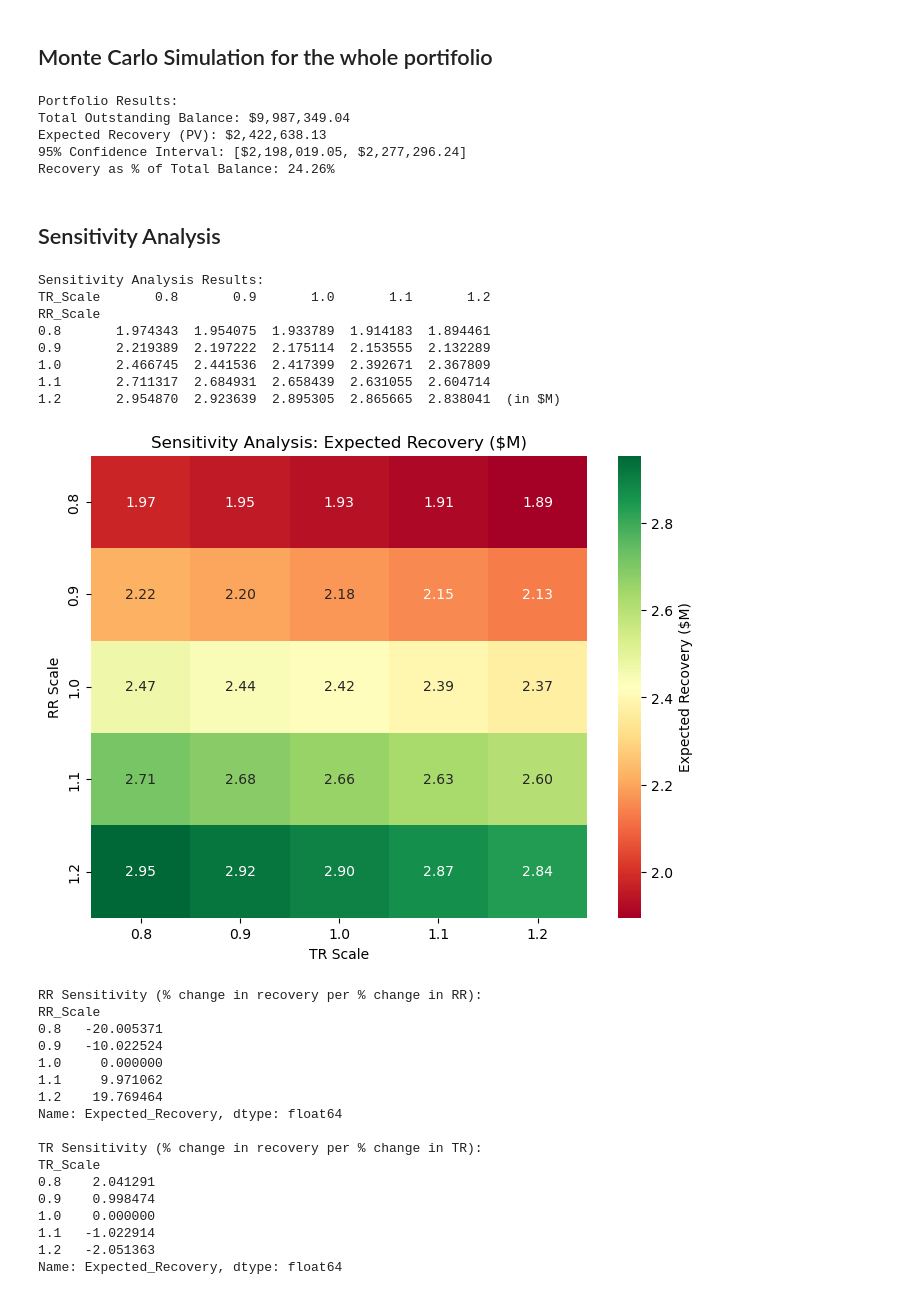
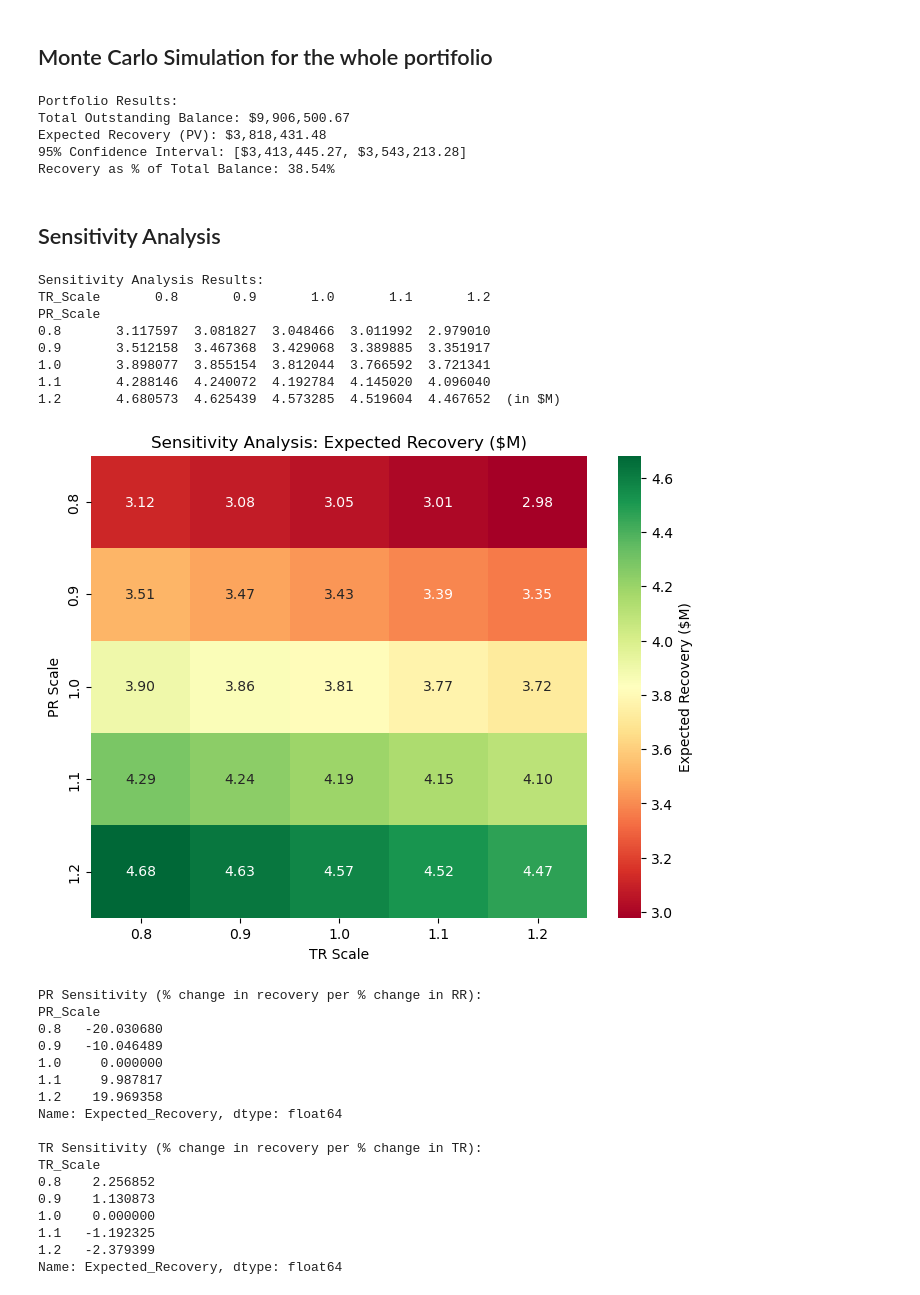
Before and after one commit to larellano1/defaulted_credit_model, a Jupyter notebook: notebook.ipynb, the cells around one changed output. Cells and saved outputs as stored; diff of their text form; code cells hidden in the pictures.

```diff
--- a/notebook.ipynb
+++ b/notebook.ipynb
@@ -267,7 +271,10 @@ def simulate_portfolio_recovery(portfolio, n_simulations, survival_analysis=Fals
         # Simulate recovery events for all loans
         recover = np.random.binomial(1, portfolio['PR'])
         # Simulate RR, TR, CC for recovering loans
-        rr = np.clip(norm.rvs(portfolio['RR'], rr_std, size=n_loans), 0, 1)
+        #Calculate alpha and beta for beta distribution from mean (as portfolio['RR']) and std (rr_std)
+        alpha = (portfolio['RR'] * (1 - portfolio['RR']) / rr_std ** 2 - 1) * portfolio['RR']
+        beta = alpha * (1 / portfolio['RR'] - 1)
+        rr = np.clip(norm.rvs(alpha, beta, size=n_loans), 0, 1)
         if survival_analysis:
             # Use AFT model for TR
             tr = np.clip(aft_model.predict_expectation(portfolio[['Credit_Score', 'Delinquency_Age', 'LTV', 'Stage']]), 0.1, None)
@@ -298,10 +305,10 @@ print(f"95% Confidence Interval: [${portfolio_ci[0]:,.2f}, ${portfolio_ci[1]:,.2
 print(f"Recovery as % of Total Balance: {portfolio_mean/portfolio_total_balance*100:.2f}%")
 # %% [output]
 Portfolio Results:
-Total Outstanding Balance: $9,987,349.04
-Expected Recovery (PV): $2,422,638.13
-95% Confidence Interval: [$2,198,019.05, $2,277,296.24]
-Recovery as % of Total Balance: 24.26%
+Total Outstanding Balance: $9,906,500.67
+Expected Recovery (PV): $3,818,431.48
+95% Confidence Interval: [$3,413,445.27, $3,543,213.28]
+Recovery as % of Total Balance: 38.54%
 # %% [markdown]
 <h2>Sensitivity Analysis</h2>
 # %%
@@ -321,7 +328,9 @@ def simulate_portfolio_recovery(portfolio, n_simulations, rr_std, tr_std, cc_std
 
     for i in range(n_simulations):
         recover = np.random.binomial(1, portfolio['PR'] * pr_scale)
-        rr = np.clip(norm.rvs(portfolio['RR'], rr_std, size=n_loans), 0, 1)
+        alpha = (portfolio['RR'] * (1 - portfolio['RR']) / rr_std ** 2 - 1) * portfolio['RR']
+        beta = alpha * (1 / portfolio['RR'] - 1)
+        rr = np.clip(norm.rvs(alpha, beta, size=n_loans), 0, 1)
         if survival_analysis:
             # Use AFT model for TR
             tr = np.clip(aft_model.predict_expectation(portfolio[['Credit_Score', 'Delinquency_Age', 'LTV', 'Stage']])*tr_scale, 0.1, None)
@@ -354,53 +363,53 @@ results_df = pd.DataFrame(results)
 # %%
 
 # Step 7: Summarize and visualize
 print("\nSensitivity Analysis Results:")
-print(results_df[['RR_Scale', 'TR_Scale', 'Expected_Recovery']].pivot(index='RR_Scale', columns='TR_Scale', values='Expected_Recovery') / 1e6, " (in $M)")
+print(results_df[['PR_Scale', 'TR_Scale', 'Expected_Recovery']].pivot(index='PR_Scale', columns='TR_Scale', values='Expected_Recovery') / 1e6, " (in $M)")
 
 # Heatmap
-pivot_table = results_df.pivot(index='RR_Scale', columns='TR_Scale', values='Expected_Recovery') / 1e6
+pivot_table = results_df.pivot(index='PR_Scale', columns='TR_Scale', values='Expected_Recovery') / 1e6
 plt.figure(figsize=(8, 6))
 sns.heatmap(pivot_table, annot=True, fmt='.2f', cmap='RdYlGn', cbar_kws={'label': 'Expected Recovery ($M)'})
 plt.title('Sensitivity Analysis: Expected Recovery ($M)')
 plt.xlabel('TR Scale')
-plt.ylabel('RR Scale')
+plt.ylabel('PR Scale')
 plt.show()
 
 # Sensitivity metrics
-base_recovery = results_df[(results_df['RR_Scale'] == 1.0) & (results_df['TR_Scale'] == 1.0)]['Expected_Recovery'].iloc[0]
-rr_sensitivity = (results_df[results_df['TR_Scale'] == 1.0][['RR_Scale', 'Expected_Recovery']]
-                  .set_index('RR_Scale')['Expected_Recovery'] / base_recovery - 1) * 100
-tr_sensitivity = (results_df[results_df['RR_Scale'] == 1.0][['TR_Scale', 'Expected_Recovery']]
+base_recovery = results_df[(results_df['PR_Scale'] == 1.0) & (results_df['TR_Scale'] == 1.0)]['Expected_Recovery'].iloc[0]
+rr_sensitivity = (results_df[results_df['TR_Scale'] == 1.0][['PR_Scale', 'Expected_Recovery']]
+                  .set_index('PR_Scale')['Expected_Recovery'] / base_recovery - 1) * 100
+tr_sensitivity = (results_df[results_df['PR_Scale'] == 1.0][['TR_Scale', 'Expected_Recovery']]
                   .set_index('TR_Scale')['Expected_Recovery'] / base_recovery - 1) * 100
 
-print("\nRR Sensitivity (% change in recovery per % change in RR):")
+print("\nPR Sensitivity (% change in recovery per % change in RR):")
 print(rr_sensitivity)
 print("\nTR Sensitivity (% change in recovery per % change in TR):")
 print(tr_sensitivity)
 # %% [output]
 Sensitivity Analysis Results:
 TR_Scale       0.8       0.9       1.0       1.1       1.2
-RR_Scale
-0.8       1.974343  1.954075  1.933789  1.914183  1.894461
-0.9       2.219389  2.197222  2.175114  2.153555  2.132289
-1.0       2.466745  2.441536  2.417399  2.392671  2.367809
-1.1       2.711317  2.684931  2.658439  2.631055  2.604714
-1.2       2.954870  2.923639  2.895305  2.865665  2.838041  (in $M)
+PR_Scale
+0.8       3.117597  3.081827  3.048466  3.011992  2.979010
+0.9       3.512158  3.467368  3.429068  3.389885  3.351917
+1.0       3.898077  3.855154  3.812044  3.766592  3.721341
+1.1       4.288146  4.240072  4.192784  4.145020  4.096040
+1.2       4.680573  4.625439  4.573285  4.519604  4.467652  (in $M)
-[figure, old version]
+[figure, new version]
-RR Sensitivity (% change in recovery per % change in RR):
-RR_Scale
-0.8   -20.005371
-0.9   -10.022524
+PR Sensitivity (% change in recovery per % change in RR):
+PR_Scale
+0.8   -20.030680
+0.9   -10.046489
 1.0     0.000000
-1.1     9.971062
-1.2    19.769464
+1.1     9.987817
+1.2    19.969358
 Name: Expected_Recovery, dtype: float64
 
 TR Sensitivity (% change in recovery per % change in TR):
 TR_Scale
-0.8    2.041291
-0.9    0.998474
+0.8    2.256852
+0.9    1.130873
 1.0    0.000000
-1.1   -1.022914
-1.2   -2.051363
+1.1   -1.192325
+1.2   -2.379399
 Name: Expected_Recovery, dtype: float64
```
Also changed, not shown: parts of 4 cells of this notebook.
